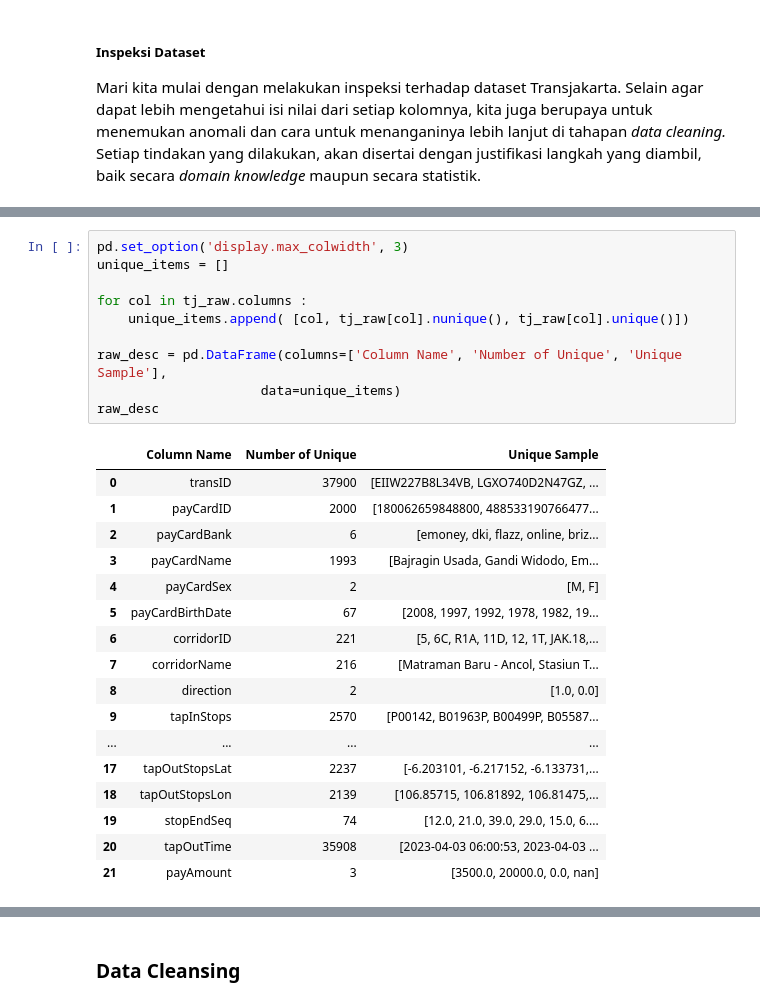
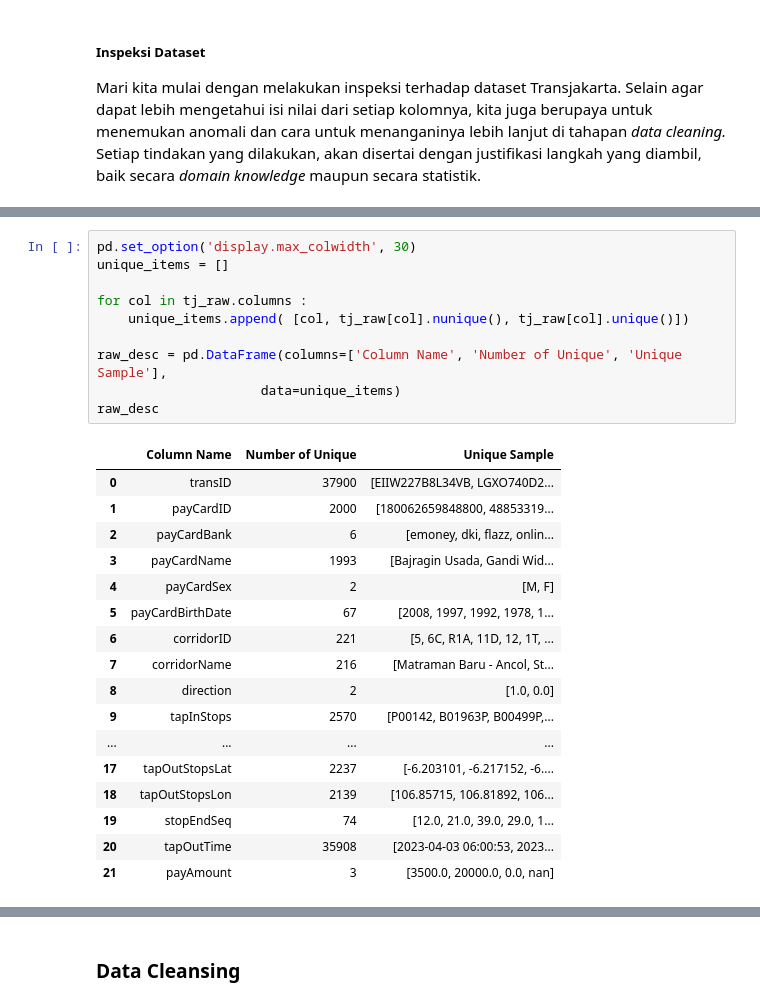
Before and after one commit to bonifasiusx/capstone-data-analysis, a Jupyter notebook: data_understanding_and_data_wrangling.ipynb, the cells around one changed output, grey strips where cells are left out. Drawn from its saved outputs; the diff is of its cells as text.

```diff
--- a/data_understanding_and_data_wrangling.ipynb
+++ b/data_understanding_and_data_wrangling.ipynb
@@ -139,32 +154,32 @@ display(tj_raw.describe(), tj_raw.describe(include='object'))
 | top | EIIW227B8L34VB | dki | Suci Wacana | F | 1T | Cibubur - Balai Kota | P00170 | Penjaringan | ... |
 | freq | 1 | 18743 | 80 | 20157 | 400 | 391 | 236 | 243 | ... |
 # %%
-pd.set_option('display.max_colwidth', 3)
+pd.set_option('display.max_colwidth', 30)
 unique_items = []
 
 for col in tj_raw.columns :
     unique_items.append( [col, tj_raw[col].nunique(), tj_raw[col].unique()])
 
 raw_desc = pd.DataFrame(columns=['Column Name', 'Number of Unique', 'Unique Sample'],
                      data=unique_items)
 raw_desc
 # %% [output]
 |  | Column Name | Number of Unique | Unique Sample |
-| 0 | transID | 37900 | [EIIW227B8L34VB, LGXO740D2N47GZ, ... |
-| 1 | payCardID | 2000 | [180062659848800, 488533190766477... |
-| 2 | payCardBank | 6 | [emoney, dki, flazz, online, briz... |
-| 3 | payCardName | 1993 | [Bajragin Usada, Gandi Widodo, Em... |
+| 0 | transID | 37900 | [EIIW227B8L34VB, LGXO740D2... |
+| 1 | payCardID | 2000 | [180062659848800, 48853319... |
+| 2 | payCardBank | 6 | [emoney, dki, flazz, onlin... |
+| 3 | payCardName | 1993 | [Bajragin Usada, Gandi Wid... |
 | 4 | payCardSex | 2 | [M, F] |
-| 5 | payCardBirthDate | 67 | [2008, 1997, 1992, 1978, 1982, 19... |
-| 6 | corridorID | 221 | [5, 6C, R1A, 11D, 12, 1T, JAK.18,... |
-| 7 | corridorName | 216 | [Matraman Baru - Ancol, Stasiun T... |
+| 5 | payCardBirthDate | 67 | [2008, 1997, 1992, 1978, 1... |
+| 6 | corridorID | 221 | [5, 6C, R1A, 11D, 12, 1T, ... |
+| 7 | corridorName | 216 | [Matraman Baru - Ancol, St... |
 | 8 | direction | 2 | [1.0, 0.0] |
-| 9 | tapInStops | 2570 | [P00142, B01963P, B00499P, B05587... |
+| 9 | tapInStops | 2570 | [P00142, B01963P, B00499P,... |
 | ... | ... | ... | ... |
-| 17 | tapOutStopsLat | 2237 | [-6.203101, -6.217152, -6.133731,... |
-| 18 | tapOutStopsLon | 2139 | [106.85715, 106.81892, 106.81475,... |
-| 19 | stopEndSeq | 74 | [12.0, 21.0, 39.0, 29.0, 15.0, 6.... |
-| 20 | tapOutTime | 35908 | [2023-04-03 06:00:53, 2023-04-03 ... |
+| 17 | tapOutStopsLat | 2237 | [-6.203101, -6.217152, -6.... |
+| 18 | tapOutStopsLon | 2139 | [106.85715, 106.81892, 106... |
+| 19 | stopEndSeq | 74 | [12.0, 21.0, 39.0, 29.0, 1... |
+| 20 | tapOutTime | 35908 | [2023-04-03 06:00:53, 2023... |
 | 21 | payAmount | 3 | [3500.0, 20000.0, 0.0, nan] |
 # %% [markdown]
 Dari hasil inspeksi yang telah kita lakukan, dapat disimpulkan bahwa:
```
Also changed, not shown: parts of 142 cells of this notebook, 1 other file.
